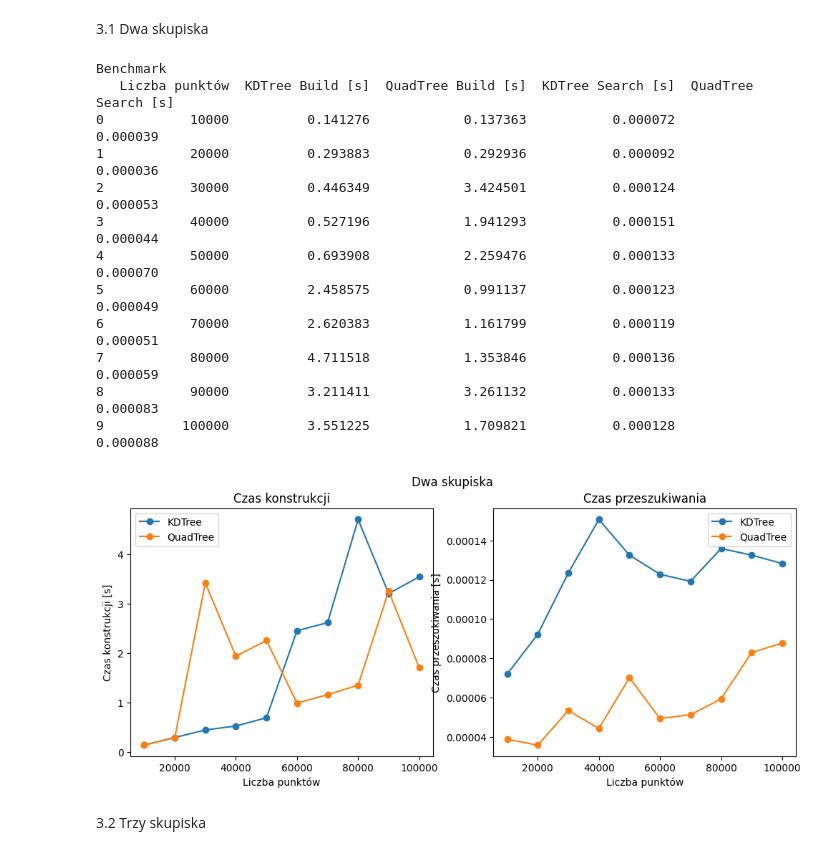
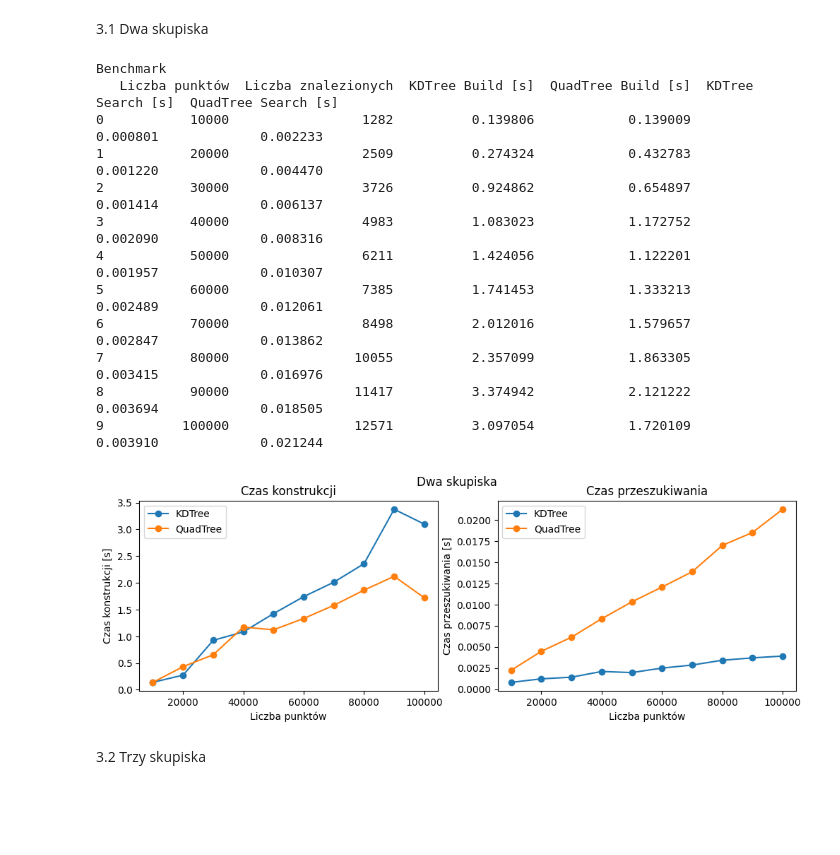
Before and after one commit to FloudMe77/QuadTree_and_KdTree, a Jupyter notebook: code/main.ipynb, the cells around one changed output. Cells and saved outputs as stored; diff of their text form; code cells hidden in the pictures; blank space fills up the shorter version.

```diff
--- a/code/main.ipynb
+++ b/code/main.ipynb
@@ -49,6 +49,7 @@ pd.set_option('display.width', 1000)
 # %% [markdown]
 Funkcje pomocnicze
 # %%
+import copy
 def measure_time(function, *args, **kwargs):
     """Pomocnicza funkcja do mierzenia czasu wykonania."""
     start = time()
@@ -70,6 +71,7 @@ def show_time_table(test_set, rectangle = Rectangle(Point((30,30)), Point((70,70
     build_times = []
     search_times = []
     sizes = []
+    finded = []
 
     for zbior_test in test_set:
         liczba_punktow = len(zbior_test)
@@ -81,9 +83,10 @@ def show_time_table(test_set, rectangle = Rectangle(Point((30,30)), Point((70,70
 
         # Mierzenie czasu dla QuadTree
         Q_tree, build_qt_time = measure_time(quad_tree.build_quadtree, zbior_test)
-        _, search_qt_time = measure_time(Q_tree.search, rectangle, [])
+        cos, search_qt_time = measure_time(Q_tree.search, rectangle, [])
 
         # Dodanie wyników
+        finded.append(len(cos))
         build_times.append([build_kd_time, build_qt_time])
         search_times.append([search_kd_time, search_qt_time])
 
@@ -91,6 +94,7 @@ def show_time_table(test_set, rectangle = Rectangle(Point((30,30)), Point((70,70
     df = pd.DataFrame(
         data={
             "Liczba punktów": sizes,
+            "Liczba znalezionych": finded,
             "KDTree Build [s]": [bt[0] for bt in build_times],
             "QuadTree Build [s]": [bt[1] for bt in build_times],
             "KDTree Search [s]": [st[0] for st in search_times],
@@ -176,22 +180,22 @@ Benchmark
 # %% [markdown]
 3.1 Dwa skupiska
 # %%
-df31 = show_time_table([gt.generate_clasters(10000*n,2,0,100,0,100) for n in range(1,11)],output_file="c31.csv")
+df31 = show_time_table([gt.generate_clasters(10000*n,2,0,100,0,100) for n in range(1,11)],Rectangle(Point((0,-70)),Point((100,100))),output_file="c31.csv")
 show_graphs(df31, "Dwa skupiska")
 # %% [output]
 Benchmark
-   Liczba punktów  KDTree Build [s]  QuadTree Build [s]  KDTree Search [s]  QuadTree Search [s]
-0           10000          0.141276            0.137363           0.000072             0.000039
-1           20000          0.293883            0.292936           0.000092             0.000036
-2           30000          0.446349            3.424501           0.000124             0.000053
-3           40000          0.527196            1.941293           0.000151             0.000044
-4           50000          0.693908            2.259476           0.000133             0.000070
-5           60000          2.458575            0.991137           0.000123             0.000049
-6           70000          2.620383            1.161799           0.000119             0.000051
-7           80000          4.711518            1.353846           0.000136             0.000059
-8           90000          3.211411            3.261132           0.000133             0.000083
-9          100000          3.551225            1.709821           0.000128             0.000088
+   Liczba punktów  Liczba znalezionych  KDTree Build [s]  QuadTree Build [s]  KDTree Search [s]  QuadTree Search [s]
+0           10000                 1282          0.139806            0.139009           0.000801             0.002233
+1           20000                 2509          0.274324            0.432783           0.001220             0.004470
+2           30000                 3726          0.924862            0.654897           0.001414             0.006137
+3           40000                 4983          1.083023            1.172752           0.002090             0.008316
+4           50000                 6211          1.424056            1.122201           0.001957             0.010307
+5           60000                 7385          1.741453            1.333213           0.002489             0.012061
+6           70000                 8498          2.012016            1.579657           0.002847             0.013862
+7           80000                10055          2.357099            1.863305           0.003415             0.016976
+8           90000                11417          3.374942            2.121222           0.003694             0.018505
+9          100000                12571          3.097054            1.720109           0.003910             0.021244
-[figure, old version]
+[figure, new version]
 # %% [markdown]
 3.2 Trzy skupiska
 # %%
```
Also changed, not shown: parts of 21 cells of this notebook, 16 other files.
